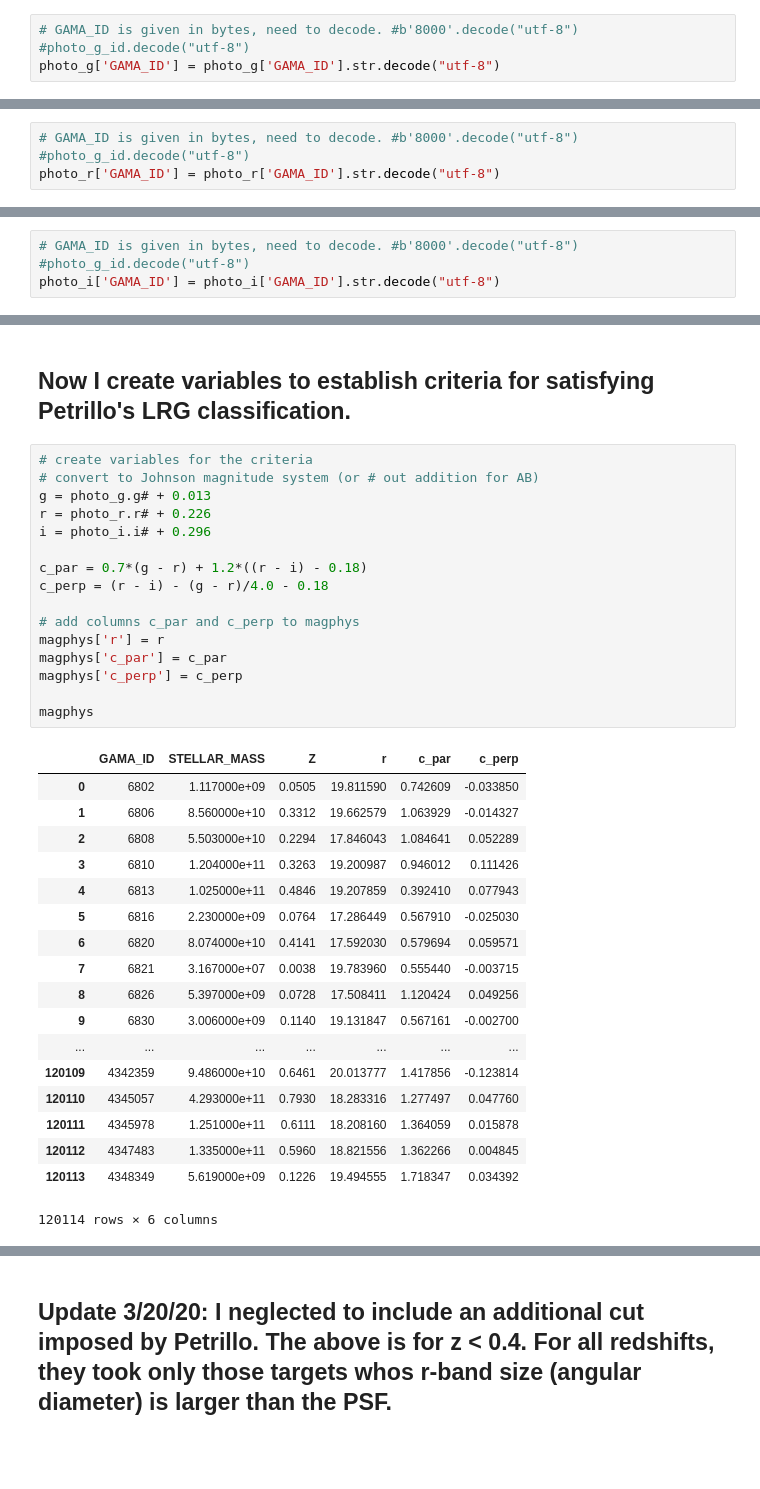
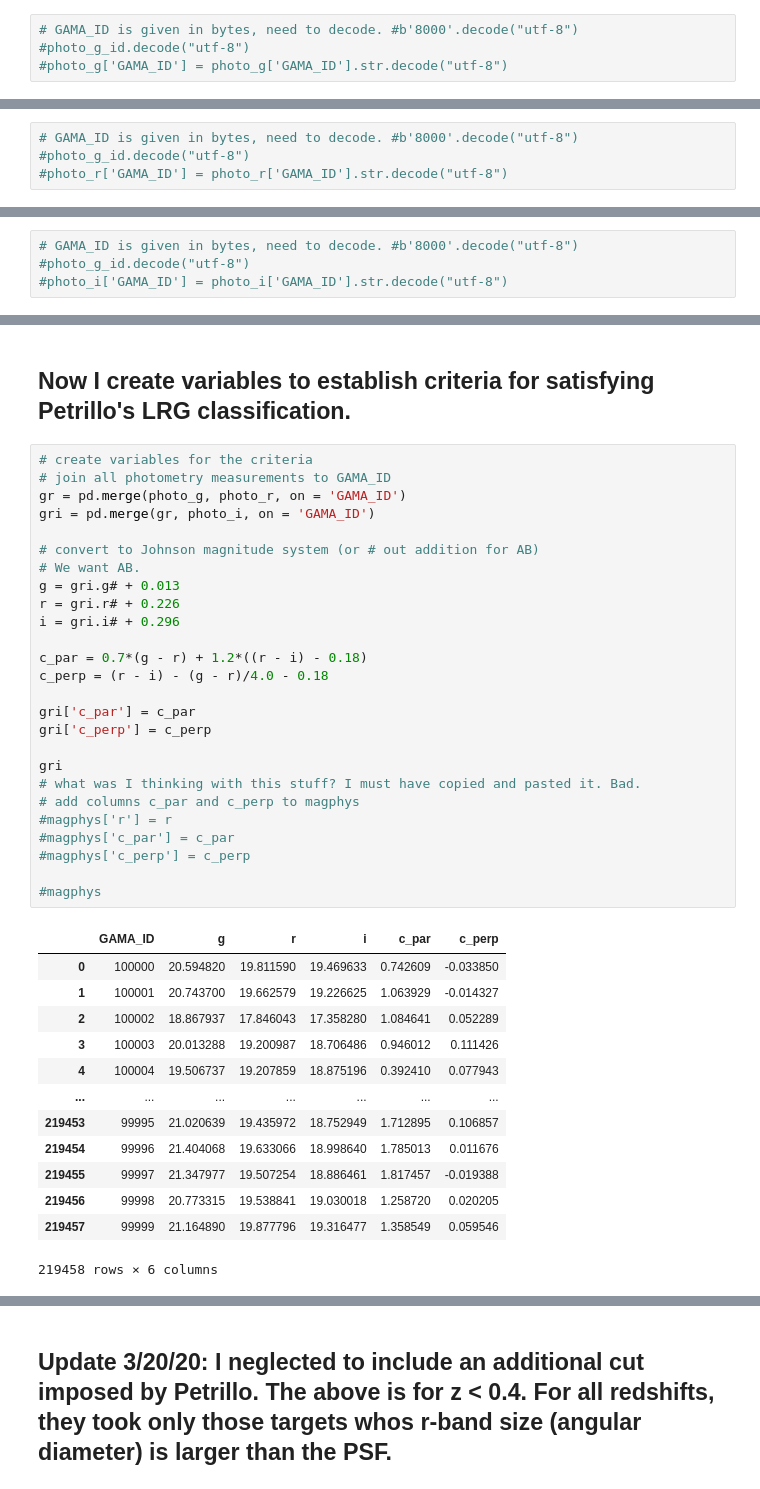
Before and after one commit to shawnknabel/lens_methods, a Jupyter notebook: Notebook_Files/KS_tests/K-S_tests_Mac_032020.ipynb, the cells around one changed output, grey strips where cells are left out. Cells and saved outputs as stored; diff of their text form; blank space fills up the shorter version.

```diff
--- a/Notebook_Files/KS_tests/K-S_tests_Mac_032020.ipynb
+++ b/Notebook_Files/KS_tests/K-S_tests_Mac_032020.ipynb
@@ -111,7 +136,7 @@ photo_g.info()
 # %%
 # GAMA_ID is given in bytes, need to decode. #b'8000'.decode("utf-8")
 #photo_g_id.decode("utf-8")
-photo_g['GAMA_ID'] = photo_g['GAMA_ID'].str.decode("utf-8")
+#photo_g['GAMA_ID'] = photo_g['GAMA_ID'].str.decode("utf-8")
 # %%
 # Remove IDs which have "New" in the name
 photo_g = photo_g[~photo_g.GAMA_ID.str.contains('New')]
@@ -142,7 +205,7 @@ photo_r.info()
 # %%
 # GAMA_ID is given in bytes, need to decode. #b'8000'.decode("utf-8")
 #photo_g_id.decode("utf-8")
-photo_r['GAMA_ID'] = photo_r['GAMA_ID'].str.decode("utf-8")
+#photo_r['GAMA_ID'] = photo_r['GAMA_ID'].str.decode("utf-8")
 # %%
 # Remove IDs which have "New" in the name
 photo_r = photo_r[~photo_r.GAMA_ID.str.contains('New')]
@@ -173,7 +274,7 @@ photo_i.info()
 # %%
 # GAMA_ID is given in bytes, need to decode. #b'8000'.decode("utf-8")
 #photo_g_id.decode("utf-8")
-photo_i['GAMA_ID'] = photo_i['GAMA_ID'].str.decode("utf-8")
+#photo_i['GAMA_ID'] = photo_i['GAMA_ID'].str.decode("utf-8")
 # %%
 # Remove IDs which have "New" in the name
 photo_i = photo_i[~photo_i.GAMA_ID.str.contains('New')]
@@ -186,36 +315,41 @@ photo_i
 ## Now I create variables to establish criteria for satisfying Petrillo's LRG classification.
 # %%
 # create variables for the criteria
+# join all photometry measurements to GAMA_ID
+gr = pd.merge(photo_g, photo_r, on = 'GAMA_ID')
+gri = pd.merge(gr, photo_i, on = 'GAMA_ID')
+
 # convert to Johnson magnitude system (or # out addition for AB)
-g = photo_g.g# + 0.013
-r = photo_r.r# + 0.226
-i = photo_i.i# + 0.296
+# We want AB.
+g = gri.g# + 0.013
+r = gri.r# + 0.226
+i = gri.i# + 0.296
 
 c_par = 0.7*(g - r) + 1.2*((r - i) - 0.18)
 c_perp = (r - i) - (g - r)/4.0 - 0.18
 
+gri['c_par'] = c_par
+gri['c_perp'] = c_perp
+
+gri
+# what was I thinking with this stuff? I must have copied and pasted it. Bad.
 # add columns c_par and c_perp to magphys
-magphys['r'] = r
-magphys['c_par'] = c_par
-magphys['c_perp'] = c_perp
+#magphys['r'] = r
+#magphys['c_par'] = c_par
+#magphys['c_perp'] = c_perp
 
-magphys
+#magphys
 # %% [output]
-|  | GAMA_ID | STELLAR_MASS | Z | r | c_par | c_perp |
-| 0 | 6802 | 1.117000e+09 | 0.0505 | 19.811590 | 0.742609 | -0.033850 |
-| 1 | 6806 | 8.560000e+10 | 0.3312 | 19.662579 | 1.063929 | -0.014327 |
-| 2 | 6808 | 5.503000e+10 | 0.2294 | 17.846043 | 1.084641 | 0.052289 |
-| 3 | 6810 | 1.204000e+11 | 0.3263 | 19.200987 | 0.946012 | 0.111426 |
-| 4 | 6813 | 1.025000e+11 | 0.4846 | 19.207859 | 0.392410 | 0.077943 |
-| 5 | 6816 | 2.230000e+09 | 0.0764 | 17.286449 | 0.567910 | -0.025030 |
-| 6 | 6820 | 8.074000e+10 | 0.4141 | 17.592030 | 0.579694 | 0.059571 |
-| 7 | 6821 | 3.167000e+07 | 0.0038 | 19.783960 | 0.555440 | -0.003715 |
-| 8 | 6826 | 5.397000e+09 | 0.0728 | 17.508411 | 1.120424 | 0.049256 |
-| 9 | 6830 | 3.006000e+09 | 0.1140 | 19.131847 | 0.567161 | -0.002700 |
+|  | GAMA_ID | g | r | i | c_par | c_perp |
+| 0 | 100000 | 20.594820 | 19.811590 | 19.469633 | 0.742609 | -0.033850 |
+| 1 | 100001 | 20.743700 | 19.662579 | 19.226625 | 1.063929 | -0.014327 |
+| 2 | 100002 | 18.867937 | 17.846043 | 17.358280 | 1.084641 | 0.052289 |
+| 3 | 100003 | 20.013288 | 19.200987 | 18.706486 | 0.946012 | 0.111426 |
+| 4 | 100004 | 19.506737 | 19.207859 | 18.875196 | 0.392410 | 0.077943 |
 | ... | ... | ... | ... | ... | ... | ... |
-| 120109 | 4342359 | 9.486000e+10 | 0.6461 | 20.013777 | 1.417856 | -0.123814 |
-| 120110 | 4345057 | 4.293000e+11 | 0.7930 | 18.283316 | 1.277497 | 0.047760 |
-| 120111 | 4345978 | 1.251000e+11 | 0.6111 | 18.208160 | 1.364059 | 0.015878 |
-| 120112 | 4347483 | 1.335000e+11 | 0.5960 | 18.821556 | 1.362266 | 0.004845 |
-| 120113 | 4348349 | 5.619000e+09 | 0.1226 | 19.494555 | 1.718347 | 0.034392 |
+| 219453 | 99995 | 21.020639 | 19.435972 | 18.752949 | 1.712895 | 0.106857 |
+| 219454 | 99996 | 21.404068 | 19.633066 | 18.998640 | 1.785013 | 0.011676 |
+| 219455 | 99997 | 21.347977 | 19.507254 | 18.886461 | 1.817457 | -0.019388 |
+| 219456 | 99998 | 20.773315 | 19.538841 | 19.030018 | 1.258720 | 0.020205 |
+| 219457 | 99999 | 21.164890 | 19.877796 | 19.316477 | 1.358549 | 0.059546 |
-120114 rows × 6 columns
+219458 rows × 6 columns
```
Also changed, not shown: parts of 24 cells of this notebook, 36 other files.
